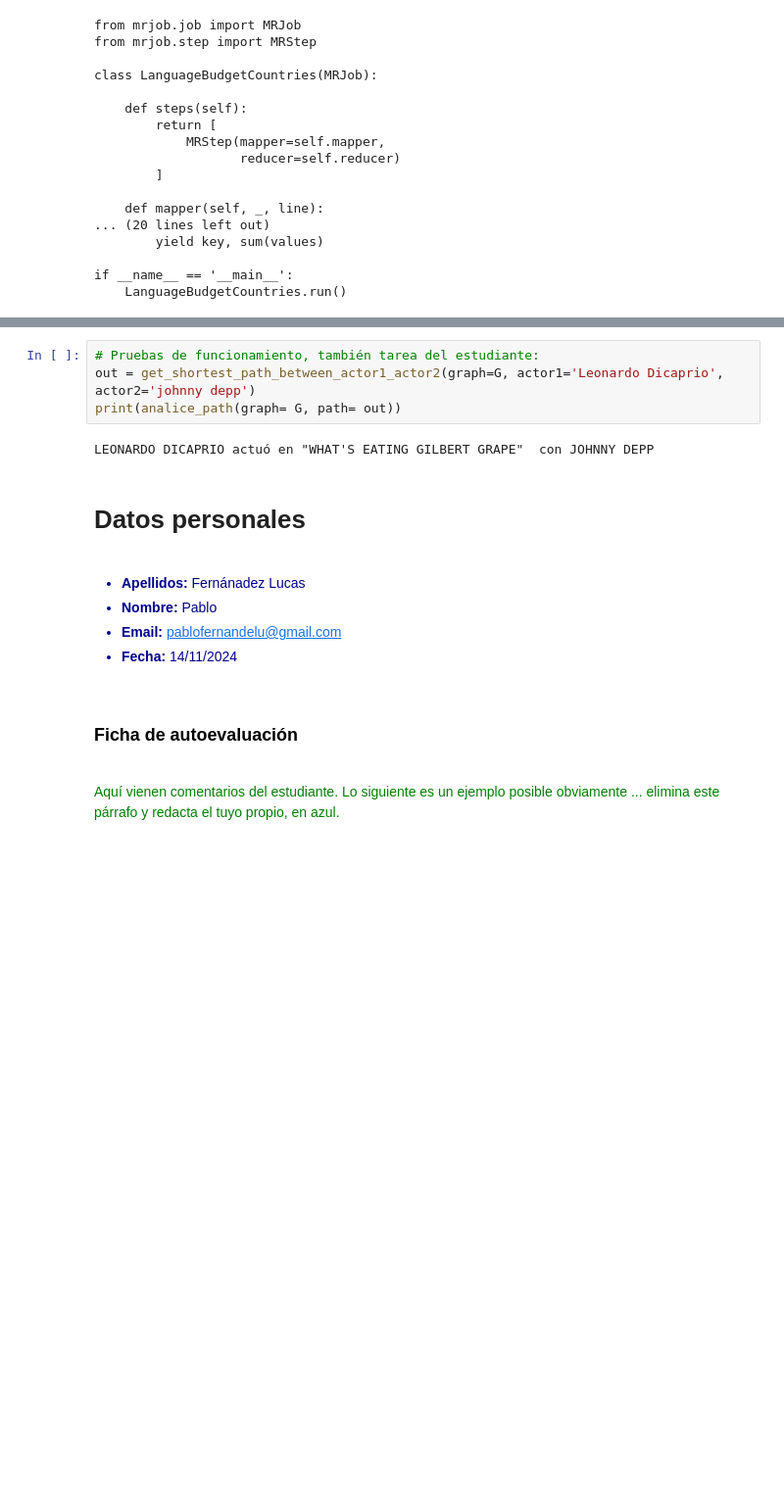
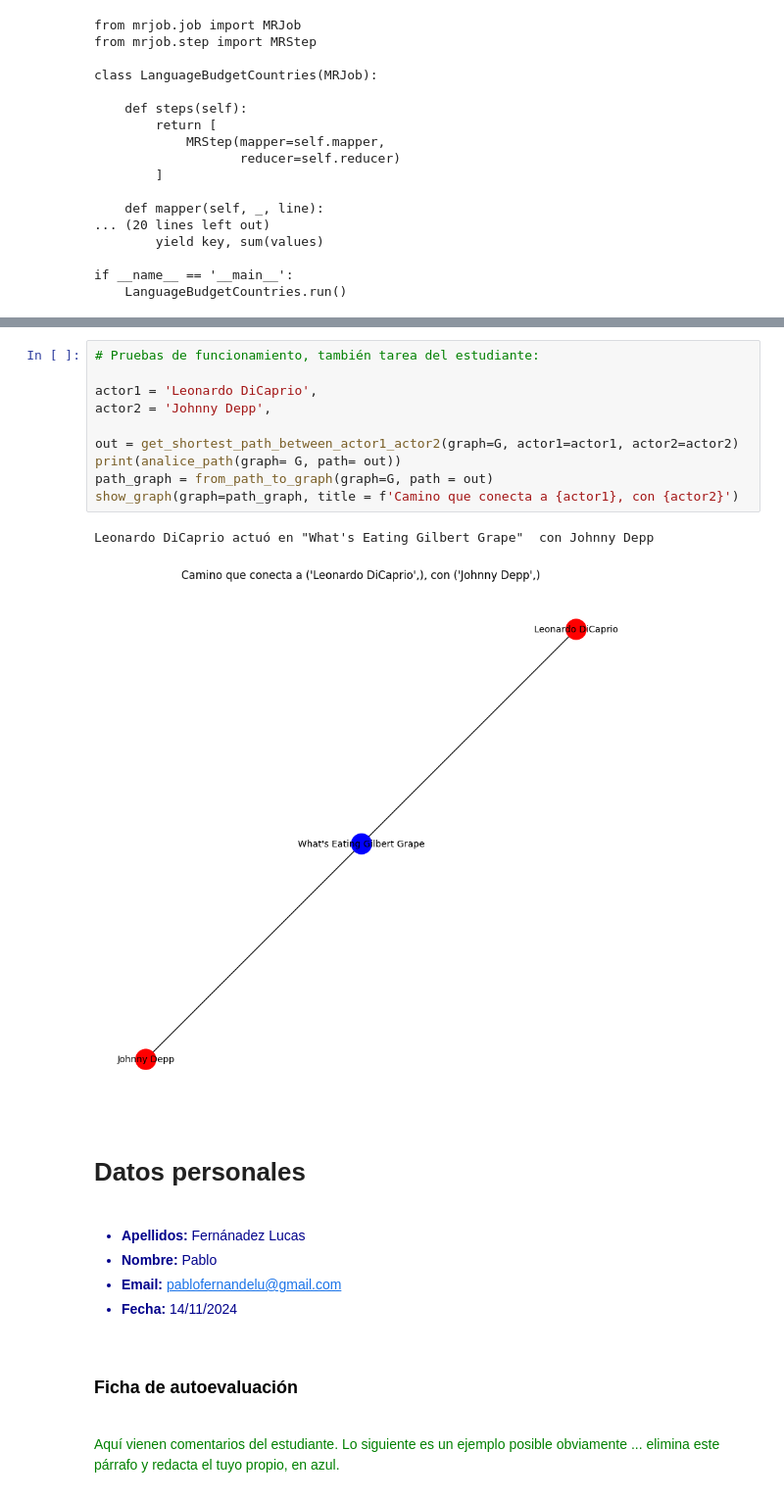
Before and after one commit to py-qwerty/Master-BigData-IA, a Jupyter notebook: movies_02_enunciados.ipynb, the cells around one changed output, grey strips where cells are left out. Shown: that part at 98% size. Saved outputs shown, nothing was run; the diff lists cells and outputs as text; blank space fills up the shorter version.

```diff
--- a/movies_02_enunciados.ipynb
+++ b/movies_02_enunciados.ipynb
@@ -1481,9 +1557,16 @@ LEONARDO DICAPRIO actuó en "WHAT'S EATING GILBERT GRAPE"  con JOHNNY DEPP
 # %%
 # Pruebas de funcionamiento, también tarea del estudiante:
-out = get_shortest_path_between_actor1_actor2(graph=G, actor1='Leonardo Dicaprio', actor2='johnny depp')
+
+actor1 = 'Leonardo DiCaprio',
+actor2 = 'Johnny Depp',
+
+out = get_shortest_path_between_actor1_actor2(graph=G, actor1=actor1, actor2=actor2)
 print(analice_path(graph= G, path= out))
+path_graph = from_path_to_graph(graph=G, path = out)
+show_graph(graph=path_graph, title = f'Camino que conecta a {actor1}, con {actor2}')
 # %% [output]
-LEONARDO DICAPRIO actuó en "WHAT'S EATING GILBERT GRAPE"  con JOHNNY DEPP
+Leonardo DiCaprio actuó en "What's Eating Gilbert Grape"  con Johnny Depp
+[figure, added]
 # %% [markdown]
 # Datos personales
 
```
Also changed, not shown: parts of 8 cells of this notebook.
